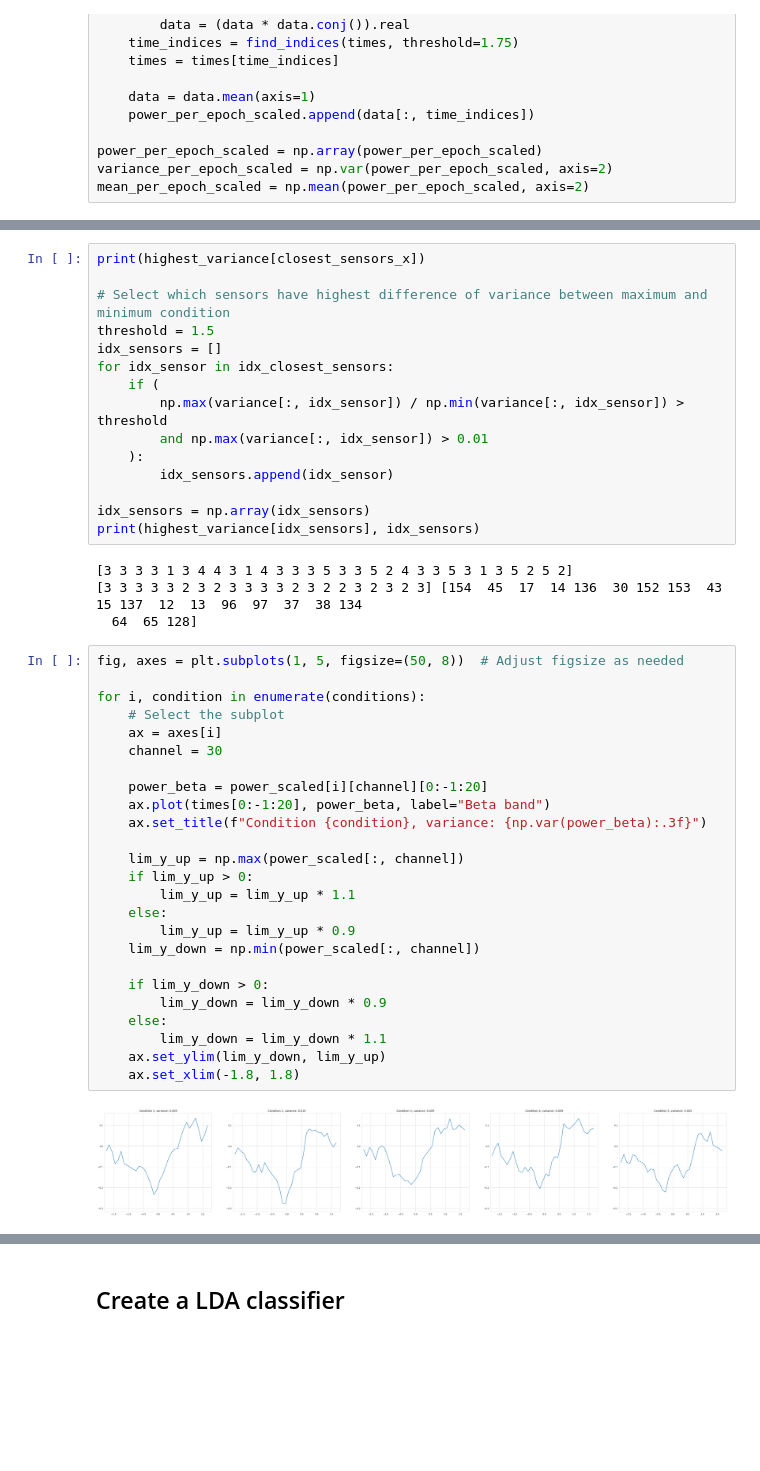
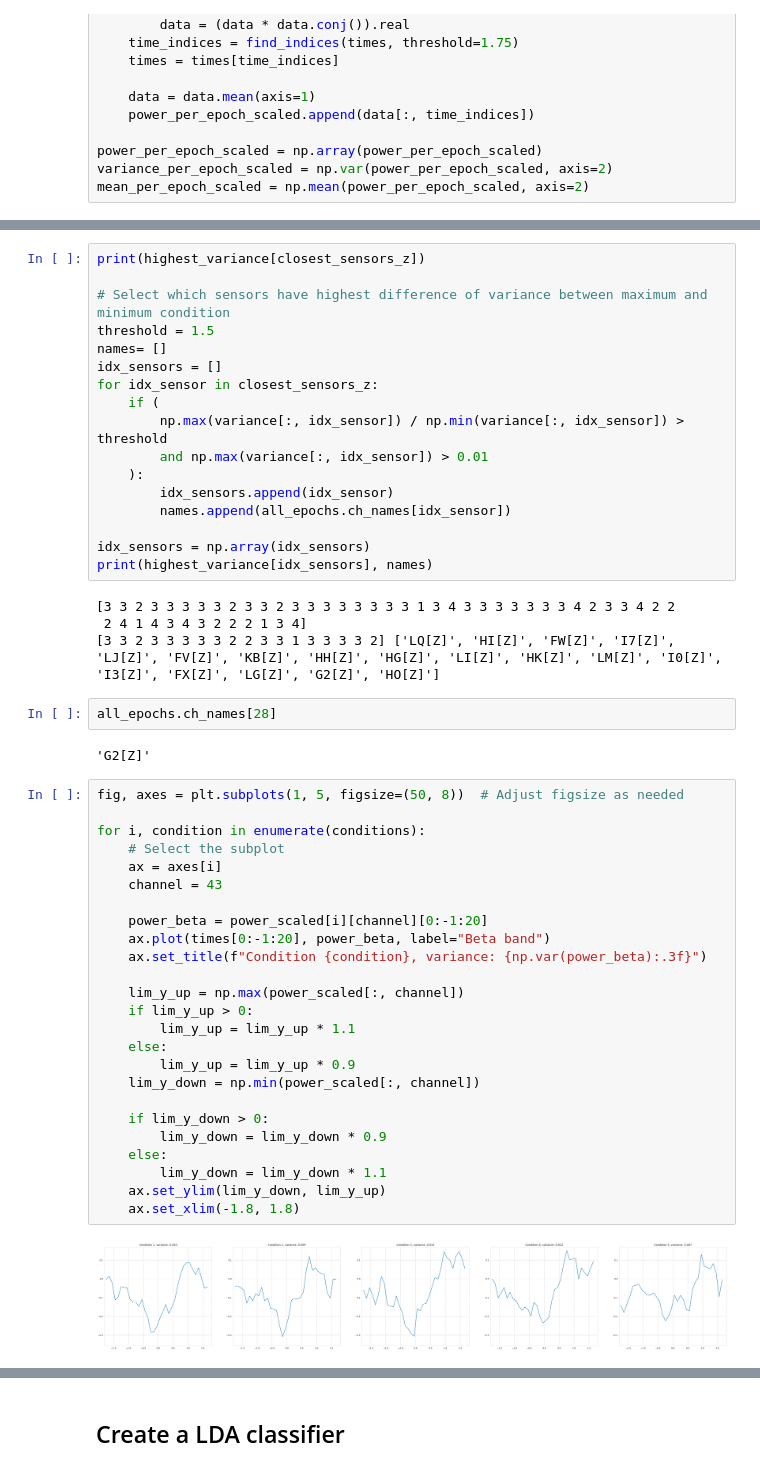
Before and after one commit to MarIniOnz/opm-thesis, a Jupyter notebook: notebooks/figures/beta_band_classifier.ipynb, the cells around one changed output, grey strips where cells are left out. Drawn from its saved outputs; the diff is of its cells as text; blank space fills up the shorter version.

```diff
--- a/notebooks/figures/beta_band_classifier.ipynb
+++ b/notebooks/figures/beta_band_classifier.ipynb
@@ -251,51 +257,57 @@ closest_sensors_z = [
     all_epochs.ch_names.index(sensor) for sensor in closest_sensors if "Z" in sensor[-2]
 ]
 # %%
-print(highest_variance[closest_sensors_x])
+print(highest_variance[closest_sensors_z])
 
 # Select which sensors have highest difference of variance between maximum and minimum condition
 threshold = 1.5
+names= []
 idx_sensors = []
-for idx_sensor in idx_closest_sensors:
+for idx_sensor in closest_sensors_z:
     if (
         np.max(variance[:, idx_sensor]) / np.min(variance[:, idx_sensor]) > threshold
         and np.max(variance[:, idx_sensor]) > 0.01
     ):
         idx_sensors.append(idx_sensor)
+        names.append(all_epochs.ch_names[idx_sensor])
 
 idx_sensors = np.array(idx_sensors)
-print(highest_variance[idx_sensors], idx_sensors)
+print(highest_variance[idx_sensors], names)
 # %% [output]
-[3 3 3 3 1 3 4 4 3 1 4 3 3 3 5 3 3 5 2 4 3 3 5 3 1 3 5 2 5 2]
-[3 3 3 3 3 2 3 2 3 3 3 3 2 3 2 2 3 2 3 2 3] [154  45  17  14 136  30 152 153  43  15 137  12  13  96  97  37  38 134
-  64  65 128]
+[3 3 2 3 3 3 3 3 2 3 3 2 3 3 3 3 3 3 3 3 1 3 4 3 3 3 3 3 3 3 4 2 3 3 4 2 2
+ 2 4 1 4 3 4 3 2 2 2 1 3 4]
+[3 3 2 3 3 3 3 3 2 2 3 3 1 3 3 3 3 2] ['LQ[Z]', 'HI[Z]', 'FW[Z]', 'I7[Z]', 'LJ[Z]', 'FV[Z]', 'KB[Z]', 'HH[Z]', 'HG[Z]', 'LI[Z]', 'HK[Z]', 'LM[Z]', 'I0[Z]', 'I3[Z]', 'FX[Z]', 'LG[Z]', 'G2[Z]', 'HO[Z]']
+# %%
+all_epochs.ch_names[28]
+# %% [output]
+'G2[Z]'
 # %%
 fig, axes = plt.subplots(1, 5, figsize=(50, 8))  # Adjust figsize as needed
 
 for i, condition in enumerate(conditions):
     # Select the subplot
     ax = axes[i]
-    channel = 30
+    channel = 43
 
     power_beta = power_scaled[i][channel][0:-1:20]
     ax.plot(times[0:-1:20], power_beta, label="Beta band")
     ax.set_title(f"Condition {condition}, variance: {np.var(power_beta):.3f}")
 
     lim_y_up = np.max(power_scaled[:, channel])
     if lim_y_up > 0:
         lim_y_up = lim_y_up * 1.1
     else:
         lim_y_up = lim_y_up * 0.9
     lim_y_down = np.min(power_scaled[:, channel])
 
     if lim_y_down > 0:
         lim_y_down = lim_y_down * 0.9
     else:
         lim_y_down = lim_y_down * 1.1
     ax.set_ylim(lim_y_down, lim_y_up)
     ax.set_xlim(-1.8, 1.8)
 # %% [output]
-[figure, old version]
+[figure, new version]
 # %%
 fig, axes = plt.subplots(1, 5, figsize=(50, 8))  # Adjust figsize as needed
 
```
Also changed, not shown: parts of 7 cells of this notebook, 14 other files.
